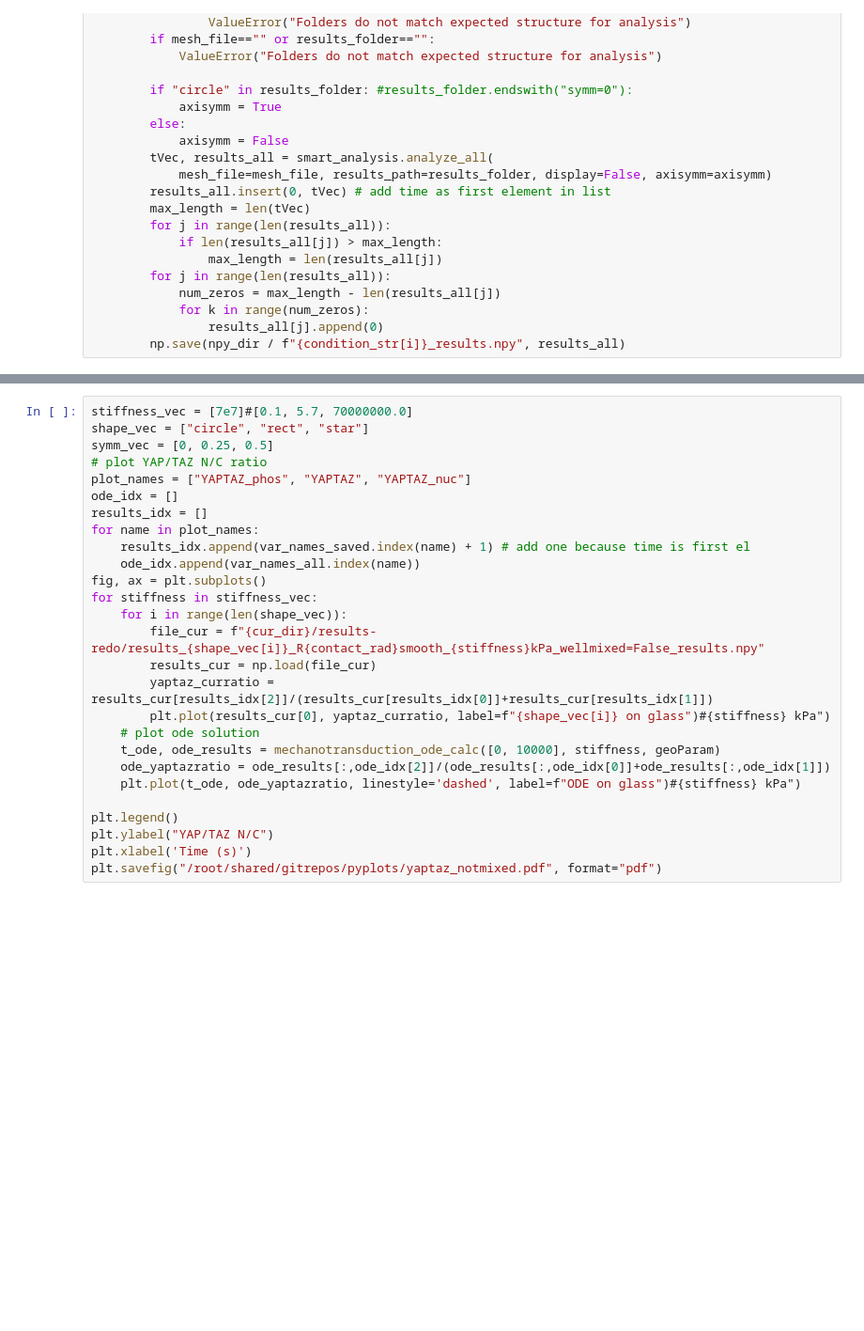
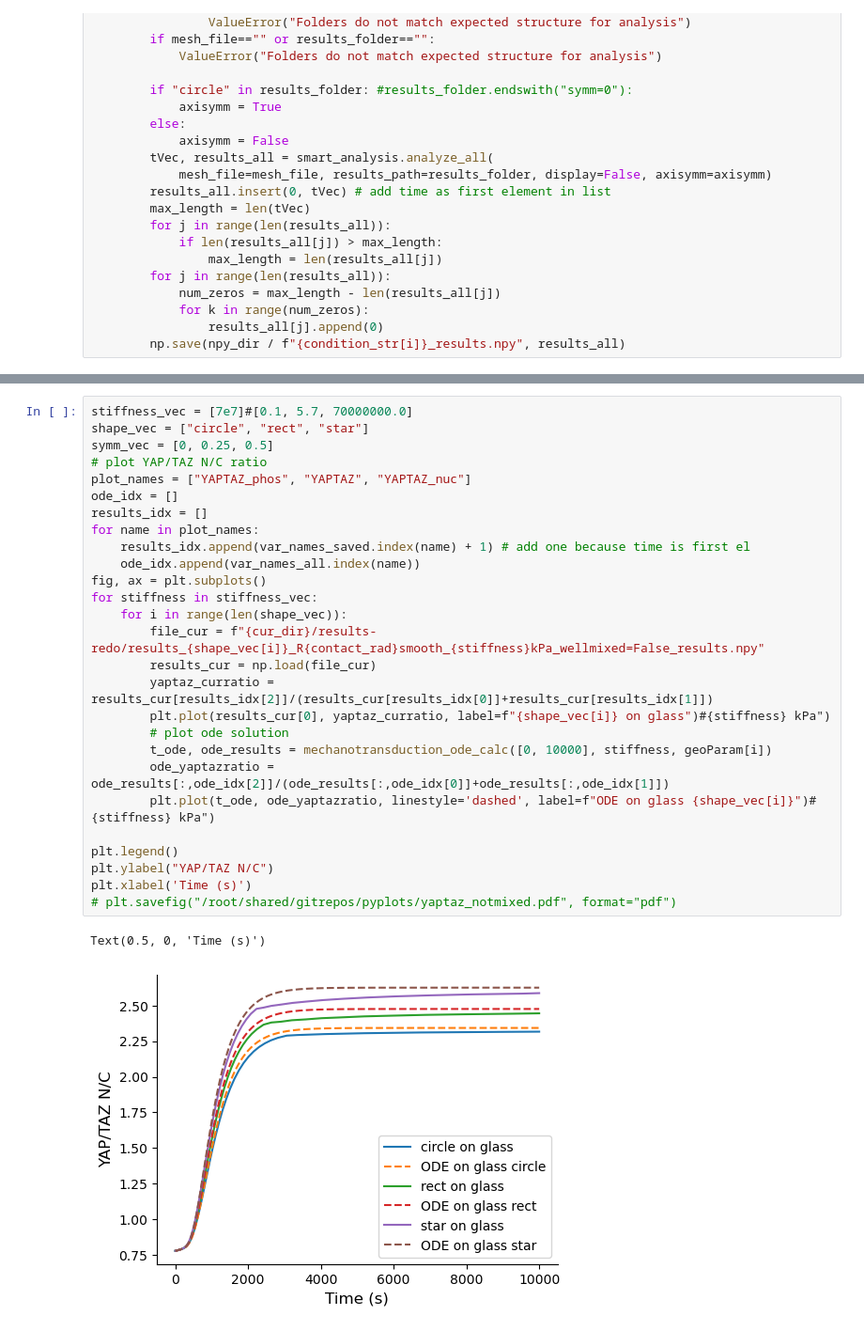
Before and after one commit to RangamaniLabUCSD/smart-nanopillars, a Jupyter notebook: mechanotransduction-example/mech_figs.ipynb, the cells around one changed output, grey strips where cells are left out. Shown at 94% size. Drawn from its saved outputs; the diff is of its cells as text; blank space fills up the shorter version.

```diff
--- a/mechanotransduction-example/mech_figs.ipynb
+++ b/mechanotransduction-example/mech_figs.ipynb
@@ -100,27 +104,30 @@ plt.savefig("/root/shared/gitrepos/pyplots/Factin_notmixed.pdf", format="pdf")
 # %%
 stiffness_vec = [7e7]#[0.1, 5.7, 70000000.0]
 shape_vec = ["circle", "rect", "star"]
 symm_vec = [0, 0.25, 0.5]
 # plot YAP/TAZ N/C ratio
 plot_names = ["YAPTAZ_phos", "YAPTAZ", "YAPTAZ_nuc"]
 ode_idx = []
 results_idx = []
 for name in plot_names:
     results_idx.append(var_names_saved.index(name) + 1) # add one because time is first el
     ode_idx.append(var_names_all.index(name))
 fig, ax = plt.subplots()
 for stiffness in stiffness_vec:
     for i in range(len(shape_vec)):
         file_cur = f"{cur_dir}/results-redo/results_{shape_vec[i]}_R{contact_rad}smooth_{stiffness}kPa_wellmixed=False_results.npy"
         results_cur = np.load(file_cur)
         yaptaz_curratio = results_cur[results_idx[2]]/(results_cur[results_idx[0]]+results_cur[results_idx[1]])
         plt.plot(results_cur[0], yaptaz_curratio, label=f"{shape_vec[i]} on glass")#{stiffness} kPa")
-    # plot ode solution
-    t_ode, ode_results = mechanotransduction_ode_calc([0, 10000], stiffness, geoParam)
-    ode_yaptazratio = ode_results[:,ode_idx[2]]/(ode_results[:,ode_idx[0]]+ode_results[:,ode_idx[1]])
-    plt.plot(t_ode, ode_yaptazratio, linestyle='dashed', label=f"ODE on glass")#{stiffness} kPa")
+        # plot ode solution
+        t_ode, ode_results = mechanotransduction_ode_calc([0, 10000], stiffness, geoParam[i])
+        ode_yaptazratio = ode_results[:,ode_idx[2]]/(ode_results[:,ode_idx[0]]+ode_results[:,ode_idx[1]])
+        plt.plot(t_ode, ode_yaptazratio, linestyle='dashed', label=f"ODE on glass {shape_vec[i]}")#{stiffness} kPa")
 
 plt.legend()
 plt.ylabel("YAP/TAZ N/C")
 plt.xlabel('Time (s)')
-plt.savefig("/root/shared/gitrepos/pyplots/yaptaz_notmixed.pdf", format="pdf")
+# plt.savefig("/root/shared/gitrepos/pyplots/yaptaz_notmixed.pdf", format="pdf")
+# %% [output]
+Text(0.5, 0, 'Time (s)')
+[figure, added]
```
Also changed, not shown: parts of 1 cell of this notebook, 9 other files.
